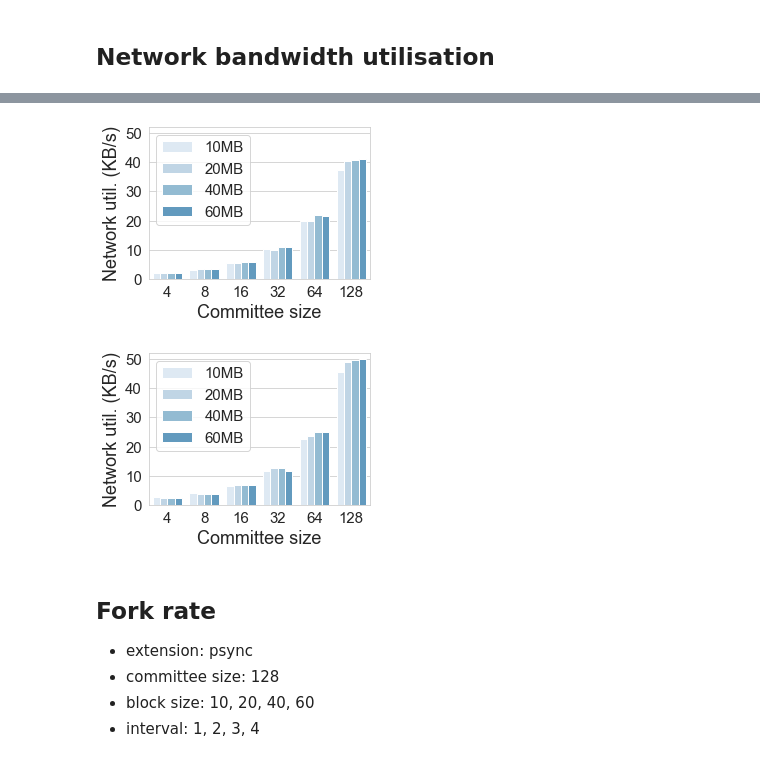
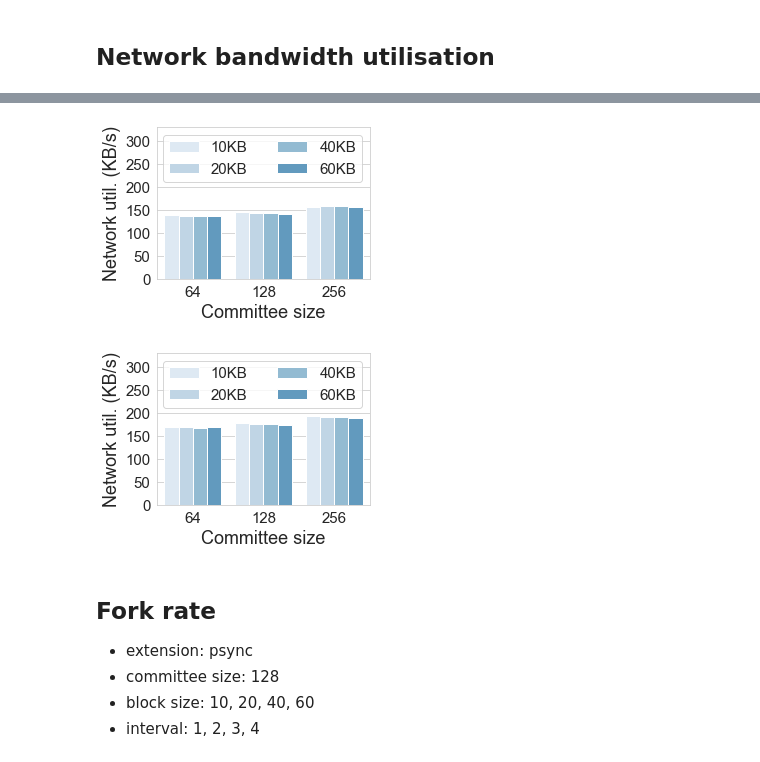
Before and after one commit to SebastianElvis/ebft, a Jupyter notebook: evaluation/analysis.ipynb, the cells around one changed output, grey strips where cells are left out. Cells and saved outputs as stored; diff of their text form; code cells hidden in the pictures.

```diff
--- a/evaluation/analysis.ipynb
+++ b/evaluation/analysis.ipynb
@@ -284,7 +295,7 @@ for minerblocksize in [10, 20, 40, 60]:
 latency_df = pd.read_csv(DATA_PATH / 'latency.csv')
 
 extensions = ['syncorazor', 'psyncorazor']
-committee_sizes = [4,8,16,32,64,128]
+committee_sizes = [64,128,256]
 latency = 5
 minerblocksizes = [10, 20, 40, 60]
 
@@ -302,13 +313,15 @@ def plot_latency(df, extension):
     ax = sns.barplot(data=filtered_df, x='committee_size', y='mean', hue='minerblocksize')
 
     if extension == 'syncorazor':
-        plt.ylim([3*5*1000, (3*5+0.55)*1000])
+        plt.ylim([3*2*1000, (3*2+0.2)*1000])
+    else:
+        plt.ylim([0, 1500])
 
     plt.xticks(fontsize=15)
     plt.yticks(fontsize=15)
     plt.xlabel('Committee size', fontsize=18)
     plt.ylabel('Latency (ms)', fontsize=18)
-    ax.legend(handles=ax.legend_.legendHandles, labels=['10KB', '20KB', '40KB', '60KB'], fontsize=14, ncol=1)
+    ax.legend(handles=ax.legend_.legendHandles, labels=['10KB', '20KB', '40KB', '60KB'], fontsize=14, ncol=2)
     plt.tight_layout()
     plt.savefig(PAPER_FIG_PATH / ('latency-%s.pdf' % extension))
     plt.show()
@@ -354,32 +385,32 @@ def save_bw_util(extensions, committee_sizes, latencies, minerblocksizes):
 # %%
 bw_df = pd.read_csv(DATA_PATH / 'bw_util.csv')
 
 def plot_bw_util(df, extension, committee_sizes, minerblocksizes):
     plt.figure(figsize=(4, 3))
     filtered_df = df[df['extension'] == extension]
     filtered_df = filtered_df.astype({"committee_size": int})
 
     total_utils = list()
     for index, row in filtered_df.iterrows():
         total_utils.append((row['recv'] + row['send'])/1000)
     filtered_df.insert(loc=1, column="total", value=total_utils)
     ax = sns.barplot(x='committee_size', y='total', hue='minerblocksize', data=filtered_df)
 
     plt.xticks(fontsize=15)
     plt.yticks(fontsize=15)
     plt.xlabel('Committee size', fontsize=18)
     plt.ylabel('Network util. (KB/s)', fontsize=18)
-    plt.ylim([0, 52])
-    ax.legend(handles=ax.legend_.legendHandles, labels=['10MB', '20MB', '40MB', '60MB'], fontsize=15, ncol=1)
+    plt.ylim([0, 330])
+    ax.legend(handles=ax.legend_.legendHandles, labels=['10KB', '20KB', '40KB', '60KB'], fontsize=15, ncol=2)
     plt.tight_layout()
     plt.savefig(PAPER_FIG_PATH / ('bw-util-%s.pdf' % extension))
     plt.show()
 
-plot_bw_util(bw_df, 'syncorazor', [4,8,16,32,64,128], [10,20,40,60])
-plot_bw_util(bw_df, 'psyncorazor', [4,8,16,32,64,128], [10,20,40,60])
+plot_bw_util(bw_df, 'syncorazor', [64,128,256], [10,20,40,60])
+plot_bw_util(bw_df, 'psyncorazor', [64,128,256], [10,20,40,60])
 # %% [output]
-[figure, old version]
+[figure, new version]
-[figure, old version]
+[figure, new version]
 # %% [markdown]
 ## Fork rate
 
```
Also changed, not shown: parts of 5 cells of this notebook, 3 other files.
